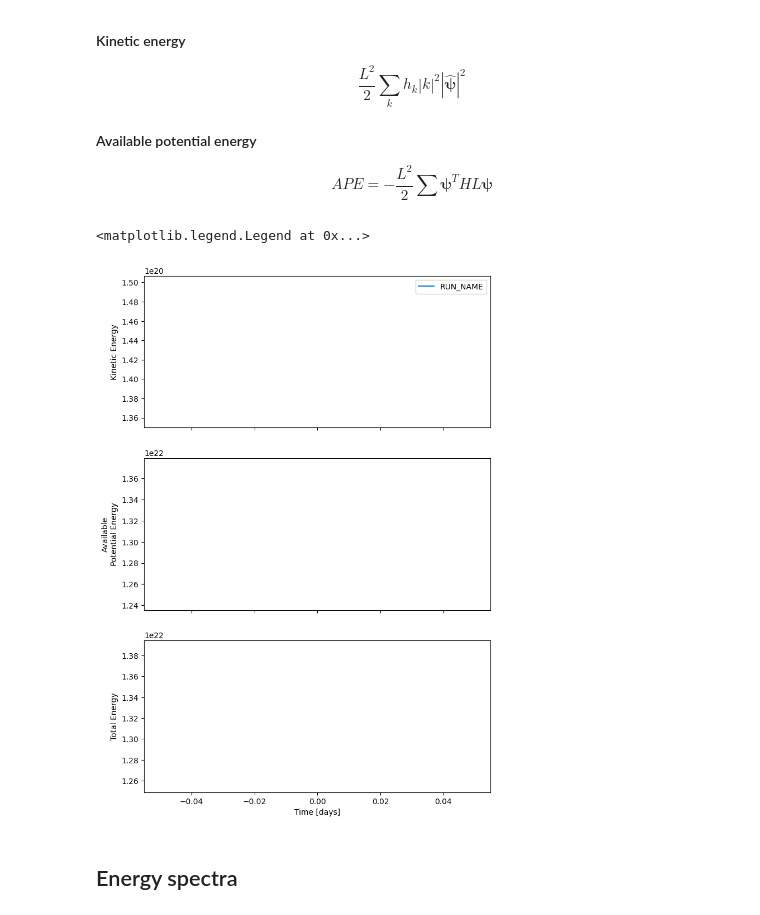
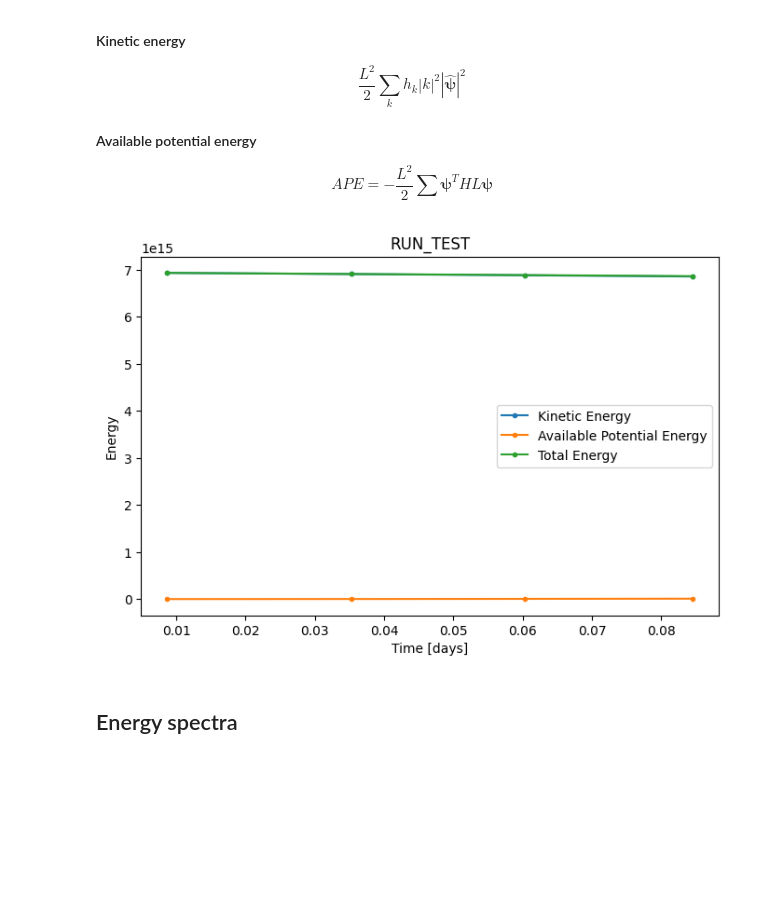
Before and after one commit to iangrooms/QGN_Fortran, a Jupyter notebook: setup_and_diagnostics/Basic output read and diagnostics.ipynb, the cells around one changed output. Cells and saved outputs as stored; diff of their text form; code cells hidden in the pictures; blank space fills up the shorter version.

```diff
--- a/setup_and_diagnostics/Basic output read and diagnostics.ipynb
+++ b/setup_and_diagnostics/Basic output read and diagnostics.ipynb
@@ -81,8 +83,8 @@ for case in cases:
         ds = diag.get_output(DIR+case,it,Htot,x,x).expand_dims(dim='Time',axis=0)
 
         ## add output in modal basis if desired and output from the run (e.g. q_mode.000000000.dat)
-        # dsm = diag.get_modal_output(DIR+case,it,x,x,len(ds.zc),logfile=logfile).expand_dims(dim='Time',axis=0)
-        # ds = xr.merge([ds,dsm])
+        dsm = diag.get_modal_output(DIR+case,it,x,x,len(ds.zc),logfile=logfile).expand_dims(dim='Time',axis=0)
+        ds = xr.merge([ds,dsm])
 
         dss[case].append(ds)
 
@@ -90,5 +92,5 @@ for case in cases:
     else: dss[case] = dss[case][0]
     dss[case] = diag.add_prof_vars(DIR+case,dss[case],Htot)
 
-    tstep = diag.get_timesteps(DIR+case,max_it,logfile=logfile)
-    dss[case] = dss[case].assign_coords({'Time':np.cumsum(tstep)[it_range]/86400.})
+    time, _ = diag.get_timesteps(DIR+case,logfile=logfile)
+    dss[case] = dss[case].assign_coords({'Time':[time[i] for i in it_range]}) ## assigning time coordinates assumes out.txt logs every iteration
@@ -150,8 +140,8 @@ for case in cases:
 # %%
 it = 0                                ## set time index
 case = cases[0]                       ## set grid / directory
-tdepths = [-1000,-5000]   ## set target depths [meters], can be variable number of slices
-mag = 1e-5                            ## set scale for contour plot levels
+tdepths = [-1000,-4000]               ## set target depths [meters], can be variable number of slices
+mag = 1e-4                            ## set scale for contour plot levels
 clevs = np.linspace(-mag,mag,200)     ## set contour levels/range
 
 fig = plt.figure(figsize=(4*len(tdepths),8))
@@ -179,9 +169,9 @@ for axis, tdepth in zip(ax[:-1], tdepths):
     axis.set_yticks([])
 
 X,Z = np.meshgrid(x/1e3,ds.zc.values/1e3)
-dat = ds.q.values[0,:,150,:]
+dat = ds.q.values[0,:,30,:]
 
-cs = ax[-1].contourf(X,Z,ds.q.values[it,:,:,100],cmap=plt.cm.seismic,levels=clevs,extend='both')
+cs = ax[-1].contourf(X,Z,ds.q.values[it,:,:,30],cmap=plt.cm.seismic,levels=clevs,extend='both')
 cbaxes = fig.add_axes([0.92, 0.15, 0.025, 0.6])
 cbar = fig.colorbar(cs,cax=cbaxes,label='Potential vorticity $q$ [s$^{-1}$]')
 cbar.formatter.set_powerlimits((0, 0))
@@ -259,31 +249,26 @@ for case in cases:
     dss[case]['KE'] = xr.DataArray(np.sum(KE*dss[case].h.values,axis=1),dims=['Time'])
     dss[case]['APE'] = xr.DataArray(APE,dims=['Time'])
 # %%
-fig, ax = plt.subplots(3,1,figsize=(8,12),sharex=True)
+for case in cases:
 
-for case in cases:
+    fig, ax = plt.subplots(1,1,figsize=(8,5),sharex=True)
 
     ds = dss[case]
     label = case.split('/')[-2]
 
-    ax[0].plot(ds.Time,ds.KE,label=label)
-    ax[1].plot(ds.Time,ds.APE,label=label)
-    ax[2].plot(ds.Time,ds.TE,label=label)
+    ax.plot(ds.Time,ds.KE,marker='.',label='Kinetic Energy')
+    ax.plot(ds.Time,ds.APE,marker='.',label='Available Potential Energy')
+    ax.plot(ds.Time,ds.TE,marker='.',label='Total Energy')
 
-ax[0].ticklabel_format(style='sci', axis='y', scilimits=(0,0))
-ax[1].ticklabel_format(style='sci', axis='y', scilimits=(0,0))
-ax[2].ticklabel_format(style='sci', axis='y', scilimits=(0,0))
+    ax.ticklabel_format(style='sci', axis='y', scilimits=(0,0))
 
-ax[0].set_ylabel('Kinetic Energy')
-ax[1].set_ylabel('Available\nPotential Energy')
-ax[2].set_ylabel('Total Energy')
+    ax.set_ylabel('Energy')
+    ax.set_xlabel('Time [days]')
+    ax.set_title(label)
 
-ax[2].set_xlabel('Time [days]')
-
-ax[0].legend()
+    ax.legend()
 # %% [output]
-<matplotlib.legend.Legend at 0x...>
-[figure, old version]
+[figure, new version]
 # %% [markdown]
 ## Energy spectra
 # %% [markdown]
```
Also changed, not shown: parts of 10 cells of this notebook, 4 other files.
